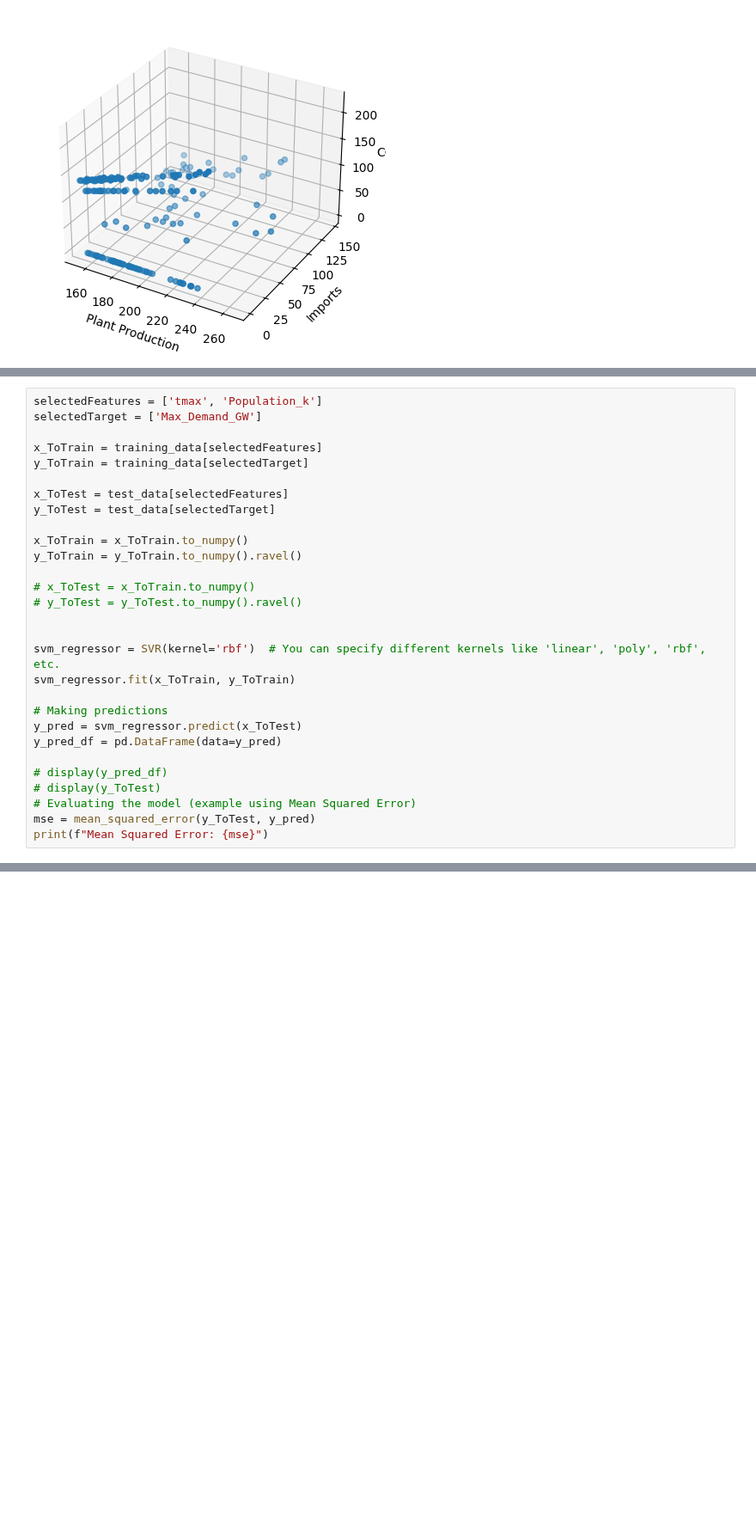
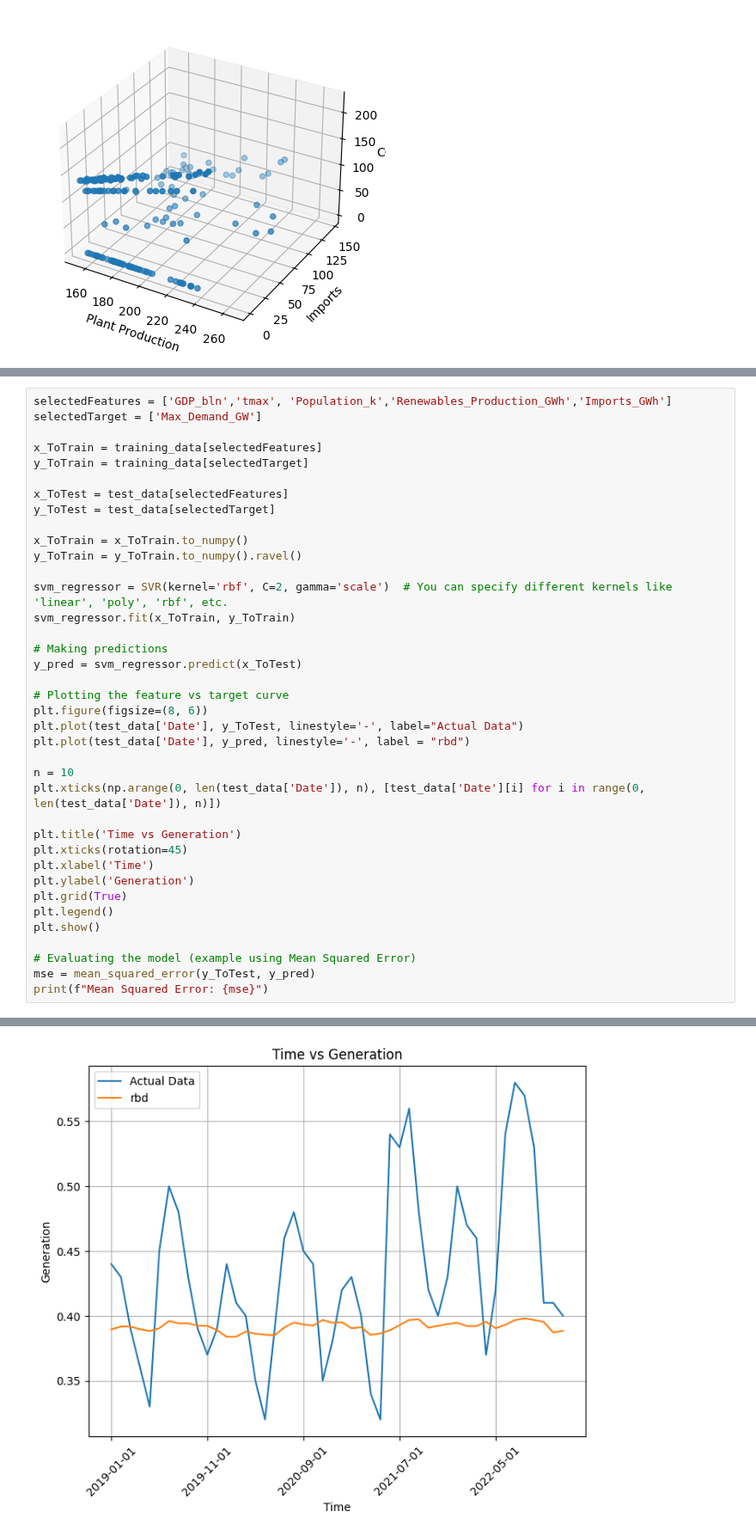
Before and after one commit to ATECO-malta/applied_ml_assignment, a Jupyter notebook: SVM.ipynb, the cells around one changed output, grey strips where cells are left out. Shown at 86% size. Drawn from its saved outputs; the diff is of its cells as text; blank space fills up the shorter version.

```diff
--- a/SVM.ipynb
+++ b/SVM.ipynb
@@ -182,5 +159,5 @@ fig.show()
 # %%
-selectedFeatures = ['tmax', 'Population_k']
+selectedFeatures = ['GDP_bln','tmax', 'Population_k','Renewables_Production_GWh','Imports_GWh']
 selectedTarget = ['Max_Demand_GW']
 
 x_ToTrain = training_data[selectedFeatures]
@@ -192,19 +169,28 @@ y_ToTest = test_data[selectedTarget]
 x_ToTrain = x_ToTrain.to_numpy()
 y_ToTrain = y_ToTrain.to_numpy().ravel()
 
-# x_ToTest = x_ToTrain.to_numpy()
-# y_ToTest = y_ToTest.to_numpy().ravel()
-
-
-svm_regressor = SVR(kernel='rbf')  # You can specify different kernels like 'linear', 'poly', 'rbf', etc.
+svm_regressor = SVR(kernel='rbf', C=2, gamma='scale')  # You can specify different kernels like 'linear', 'poly', 'rbf', etc.
 svm_regressor.fit(x_ToTrain, y_ToTrain)
 
 # Making predictions
 y_pred = svm_regressor.predict(x_ToTest)
-y_pred_df = pd.DataFrame(data=y_pred)
 
-# display(y_pred_df)
-# display(y_ToTest)
+# Plotting the feature vs target curve
+plt.figure(figsize=(8, 6))
+plt.plot(test_data['Date'], y_ToTest, linestyle='-', label="Actual Data")
+plt.plot(test_data['Date'], y_pred, linestyle='-', label = "rbd")
+
+n = 10
+plt.xticks(np.arange(0, len(test_data['Date']), n), [test_data['Date'][i] for i in range(0, len(test_data['Date']), n)])
+
+plt.title('Time vs Generation')
+plt.xticks(rotation=45)
+plt.xlabel('Time')
+plt.ylabel('Generation')
+plt.grid(True)
+plt.legend()
+plt.show()
+
 # Evaluating the model (example using Mean Squared Error)
 mse = mean_squared_error(y_ToTest, y_pred)
 print(f"Mean Squared Error: {mse}")
@@ -212,0 +199 @@ Mean Squared Error: 0.00520122836066783
+[figure, added]
```
Also changed, not shown: parts of 13 cells of this notebook.
